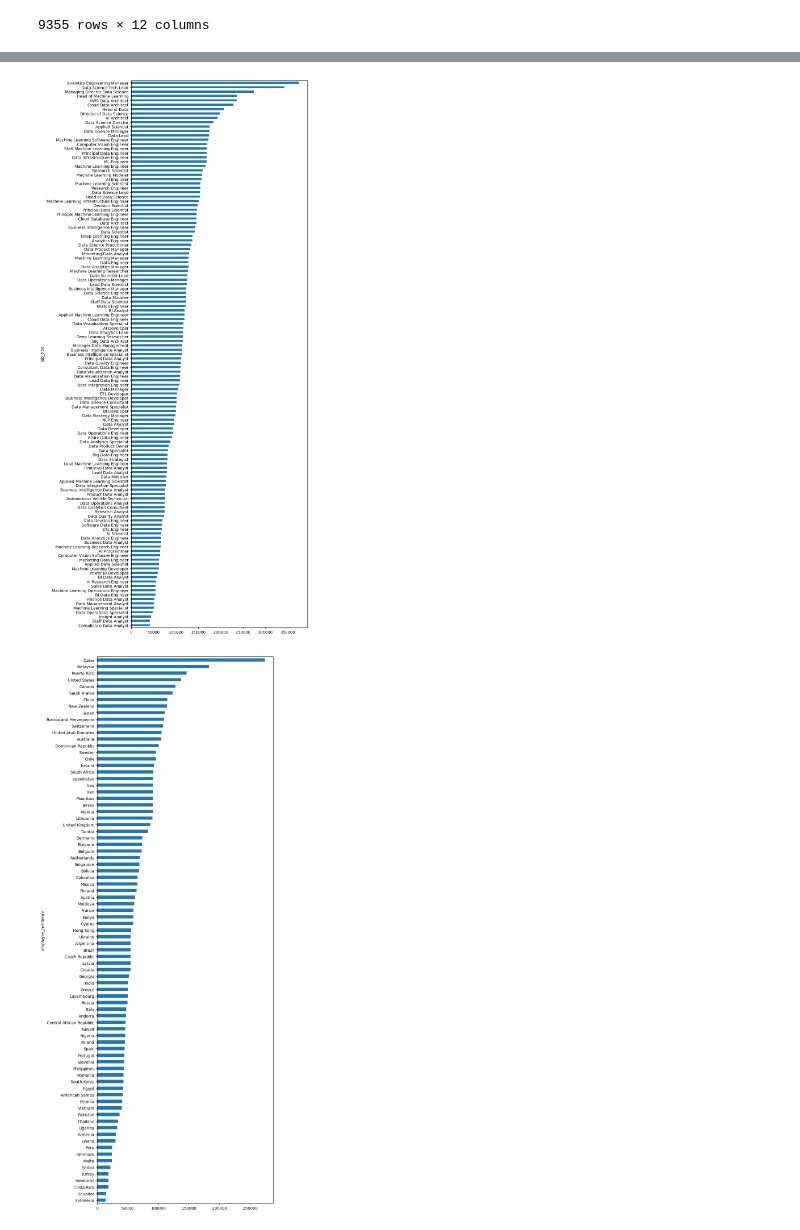
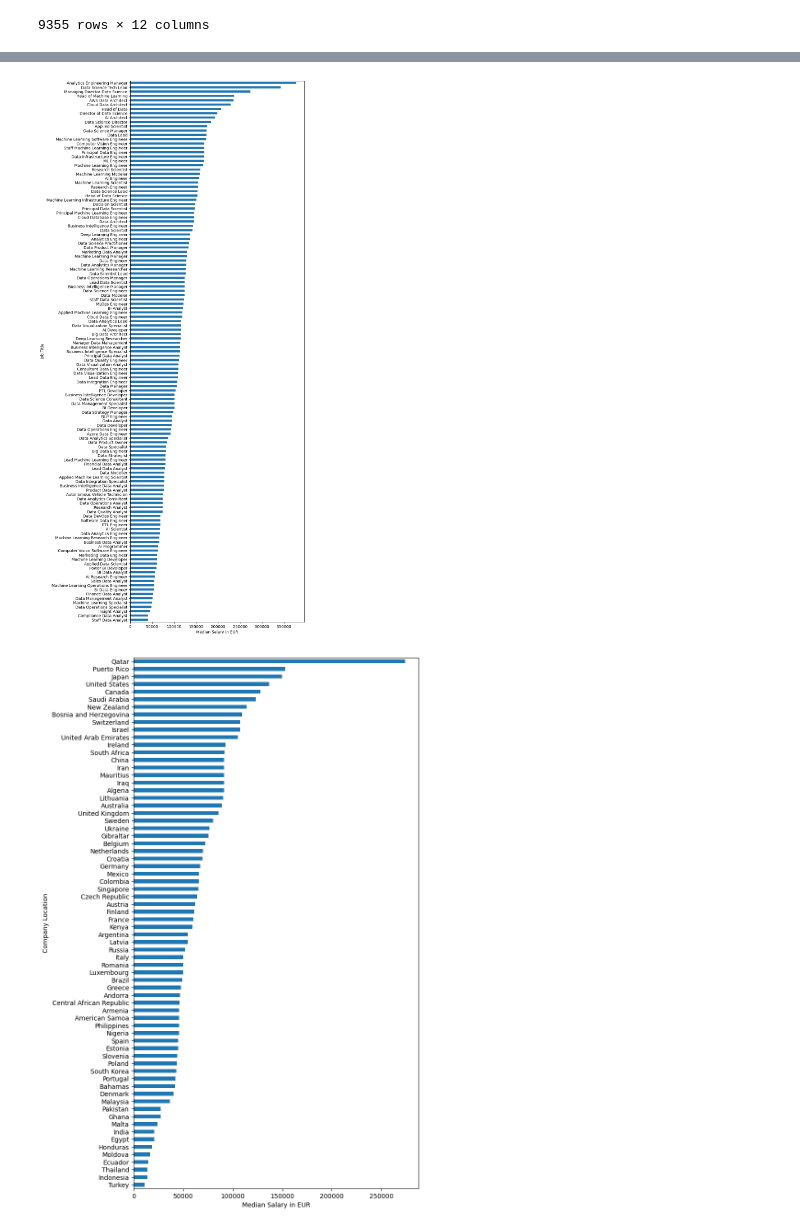
Before and after one commit to mArcio-Lmano/Data-Science, a Jupyter notebook: jobs_salary/jobs_ds.ipynb, the cells around one changed output, grey strips where cells are left out. Saved outputs shown, nothing was run; the diff lists cells and outputs as text; code cells hidden in the pictures.

```diff
--- a/jobs_salary/jobs_ds.ipynb
+++ b/jobs_salary/jobs_ds.ipynb
@@ -28,8 +51,15 @@ Index(['work_year', 'job_title', 'job_category', 'salary_currency', 'salary',
 # %%
 
 
+def get_exchange_rate(coinI, coinF):
 
-def get_exchange_rate(coinI, coinF):
+    """
+    This function attempts to retrieve the exchange rate between two currencies
+    from the Google Finance website.
+
+    - Web scraping is inherently fragile, and changes to the website's structure
+      may impact the function's reliability.
+    """
     url = f"https://www.google.com/finance/quote/{coinI}-{coinF}"
 
     try:
@@ -42,14 +72,20 @@ def get_exchange_rate(coinI, coinF):
 
         # Extract the exchange rate from the page
         exchange_rate_element = soup.find("div", {"class": "YMlKec fxKbKc"})
-        exchange_rate = exchange_rate_element.text.strip()
-        if exchange_rate is not None:
+
+
+        # Check if the element was found before accessing its text
+        if exchange_rate_element is not None:
+            exchange_rate = exchange_rate_element.text.strip()
             print(f"The current exchange rate between {coinI}-{coinF} is: {exchange_rate}")
-        return exchange_rate
+            return exchange_rate
+        else:
+            print(f"Could not find the exchange rate element for {coinI}-{coinF}")
+            return 0.0
 
     except Exception as e:
         print(f"An error occurred: {e}")
-        return None
+        return 0.0
 # %%
 # df["salary_in_eur"] = df["salary_in_usd"] * float(exchange_rate)
 # %%
@@ -113,10 +178,16 @@ df["salary_in_usd"] = df["salary"] * df["salary_currency"].map(exchange_rates_us
 # %%
 figure, ax = plt.subplots(figsize=(8,25))
 salaries = df.groupby("job_title")["salary_in_eur"].median().sort_values().plot(ax=ax, kind="barh")
+ax.set_xlabel("Median Salary in EUR")
+ax.set_ylabel("Job Title")
+plt.show()
 # %% [output]
-[figure, old version]
+[figure, new version]
 # %%
-figure, ax = plt.subplots(figsize=(8,25))
-salaries = df.groupby("employee_residence")["salary_in_eur"].median().sort_values().plot(ax=ax, kind="barh")
+figure, ax = plt.subplots(figsize=(8,15))
+salaries = df.groupby("company_location")["salary_in_eur"].median().sort_values().plot(ax=ax, kind="barh")
+ax.set_xlabel("Median Salary in EUR")
+ax.set_ylabel("Company Location")
+plt.show()
 # %% [output]
-[figure, old version]
+[figure, new version]
```
Also changed, not shown: parts of 13 cells of this notebook.
